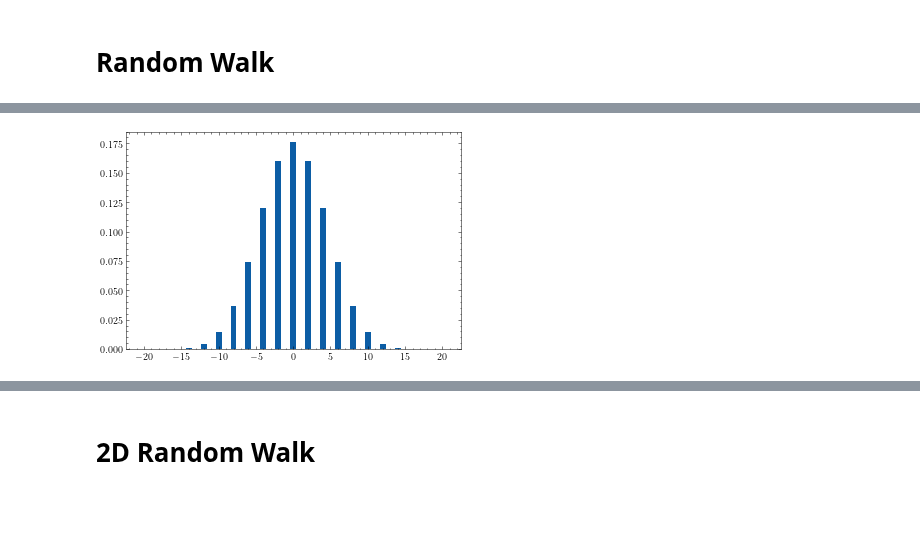
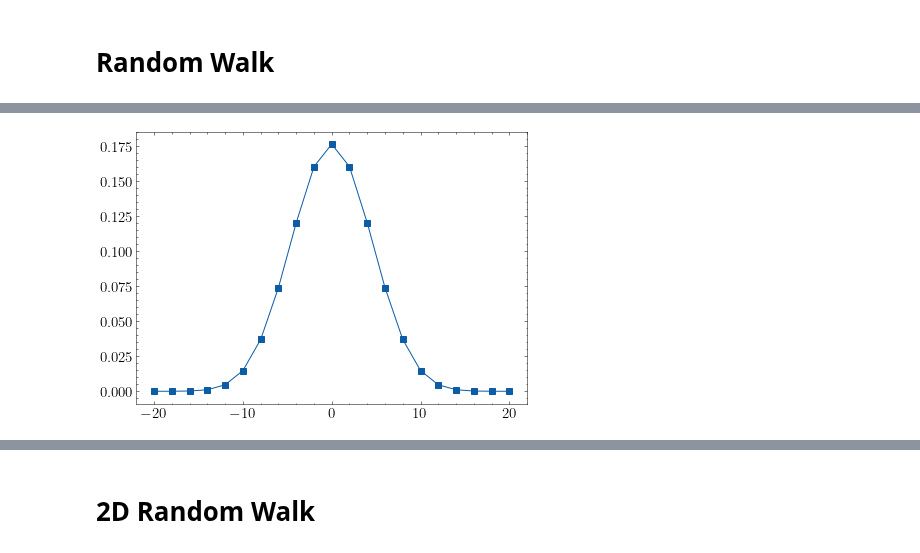
Before and after one commit to franklinzppa/fisica-computacional, a Jupyter notebook: week5.ipynb, the cells around one changed output, grey strips where cells are left out. Cells and saved outputs as stored; diff of their text form; code cells hidden in the pictures; blank space fills up the shorter version.

```diff
--- a/week5.ipynb
+++ b/week5.ipynb
@@ -20,15 +21,15 @@ plt.rcParams['text.usetex'] = True
 # %%
 np.random.seed(0) # For reproducibility
 
-N = 100 # steps
-M = 10 # walkers
+N = 15 # steps
+M = 30 # walkers
 p = 0.5 # probability
 a = 1.0 # step size
 
-x = np.zeros((N, M))
+x = np.zeros((N+1, M))
 
 for m in range(M):
-    for n in range(N-1):
+    for n in range(N):
         if np.random.rand() >= p:
             x[n+1, m] = x[n, m] + a
         else:
@@ -87,0 +60,13 @@ plt.show()
+# %%
+# Plotting the distribution
+
+N = 20
+M = 10000
+p = 0.5
+q = 1-p
+
+m_values = [m for m in np.arange(-N, N+1, 1) if m%2 == 0]
+x = random_walk_1d(N, M, p, a=1.0)
+
+plt.hist(x, bins=m_values)
+plt.show()
@@ -88,18 +75,17 @@ plt.show()
 # %%
-from math import factorial
+# Binomial distribution
 
 def binomial(N, m, p=0.5):
     q = 1-p
     n1 = 0.5*(N+m)
     n2 = 0.5*(N-m)
     omega = (factorial(N))/(factorial(n1)*factorial(n2))
     return omega*(p**n1)*(q**n2)
 
-N = 20
 m_values = [m for m in np.arange(-N, N+1, 1) if m%2 == 0]
 P = [binomial(N, m) for m in m_values]
 
-plt.bar(m_values, P)
+plt.plot(m_values, P, marker='s')
 plt.show()
 # %% [output]
-[figure, old version]
+[figure, new version]
```
Also changed, not shown: parts of 14 cells of this notebook.
